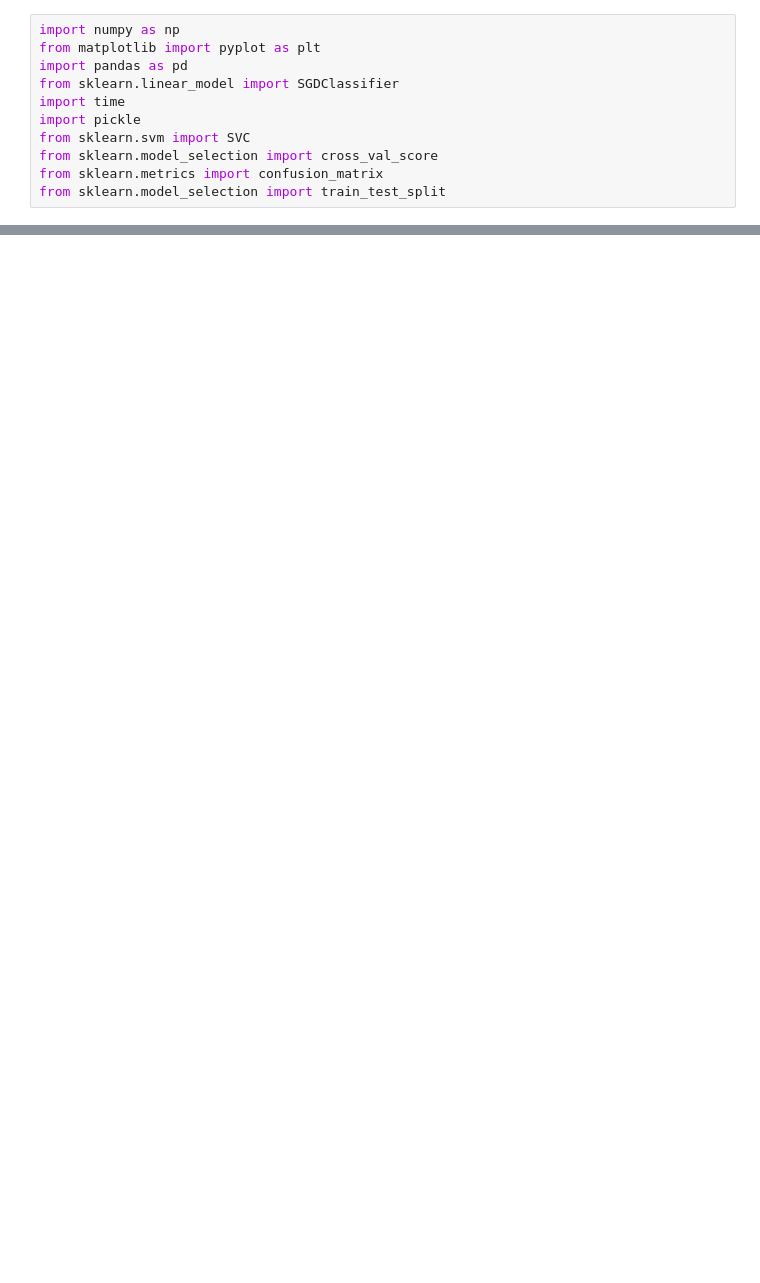
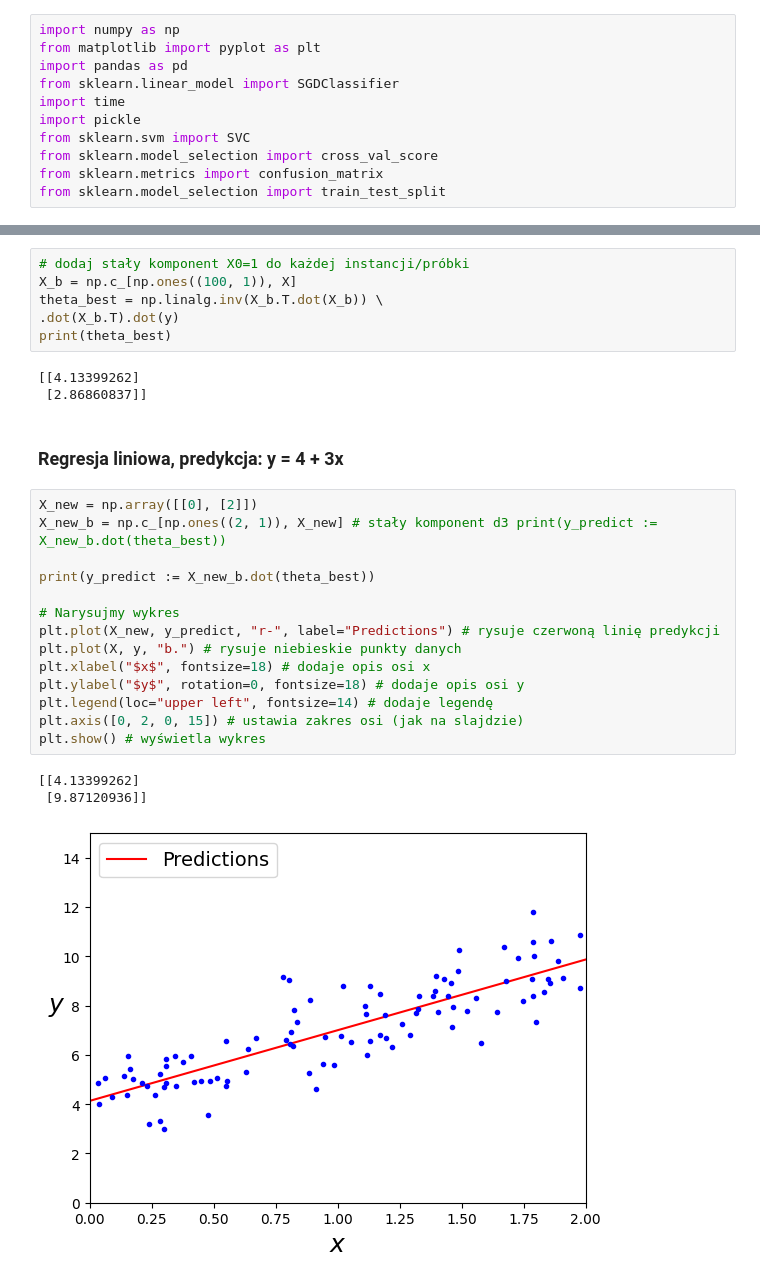
Before and after one commit to maleuta/basic_ml_with_me, a Jupyter notebook: regression.ipynb, the cells around one changed output, grey strips where cells are left out. Drawn from its saved outputs; the diff is of its cells as text; blank space fills up the shorter version.

```diff
--- a/regression.ipynb
+++ b/regression.ipynb
@@ -25,0 +40,29 @@ plt.show()
+# %%
+# dodaj stały komponent X0=1 do każdej instancji/próbki
+X_b = np.c_[np.ones((100, 1)), X]
+theta_best = np.linalg.inv(X_b.T.dot(X_b)) \
+.dot(X_b.T).dot(y)
+print(theta_best)
+# %% [output]
+[[4.13399262]
+ [2.86860837]]
+# %% [markdown]
+### Regresja liniowa, predykcja: y = 4 + 3x
+# %%
+X_new = np.array([[0], [2]])
+X_new_b = np.c_[np.ones((2, 1)), X_new] # stały komponent d3 print(y_predict := X_new_b.dot(theta_best))
+
+print(y_predict := X_new_b.dot(theta_best))
+
+# Narysujmy wykres
+plt.plot(X_new, y_predict, "r-", label="Predictions") # rysuje czerwoną linię predykcji
+plt.plot(X, y, "b.") # rysuje niebieskie punkty danych
+plt.xlabel("$x$", fontsize=18) # dodaje opis osi x
+plt.ylabel("$y$", rotation=0, fontsize=18) # dodaje opis osi y
+plt.legend(loc="upper left", fontsize=14) # dodaje legendę
+plt.axis([0, 2, 0, 15]) # ustawia zakres osi (jak na slajdzie)
+plt.show() # wyświetla wykres
+# %% [output]
+[[4.13399262]
+ [9.87120936]]
+[figure, added]
```
Also changed, not shown: parts of 5 cells of this notebook.
